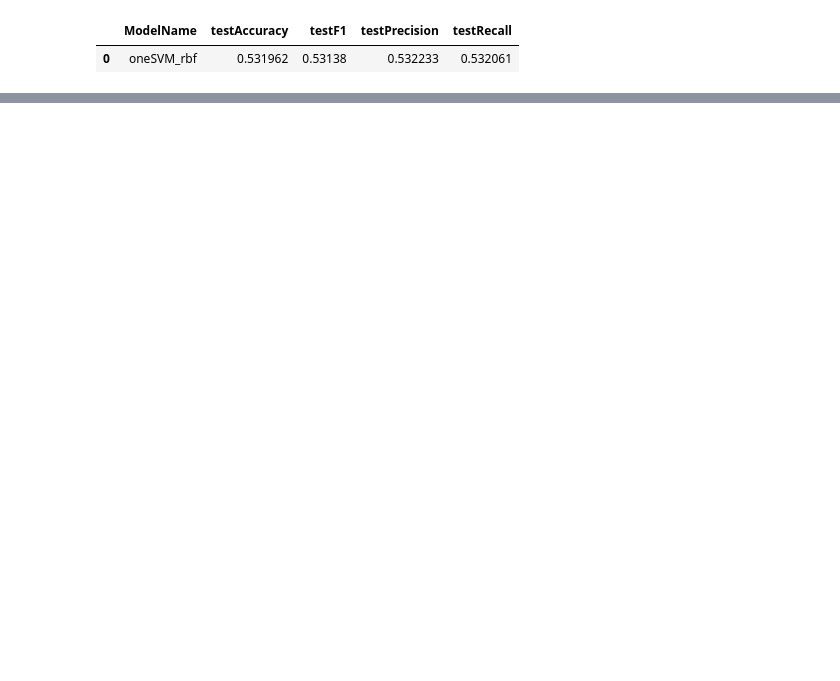
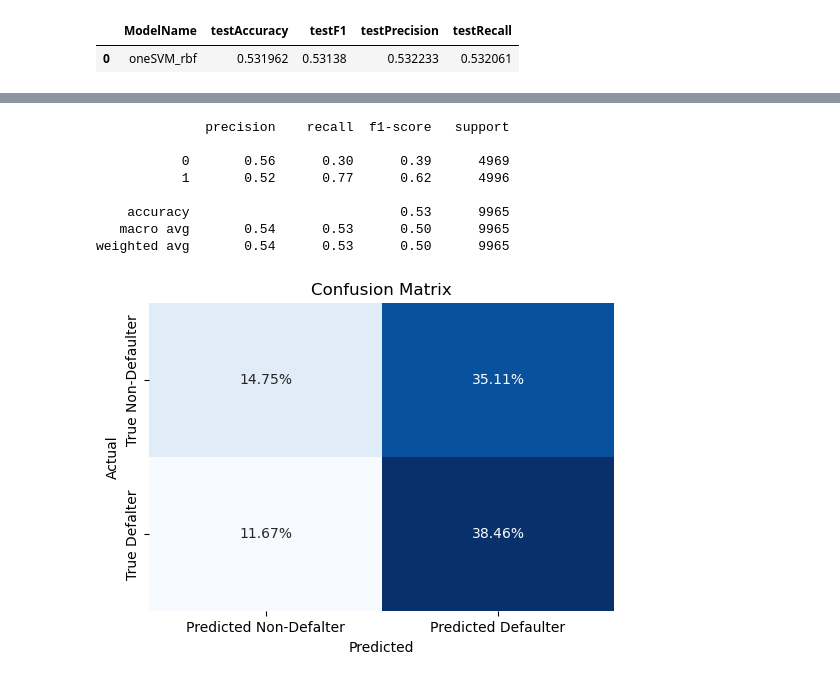
Before and after one commit to aver81/Loan-Defaulter-Classification, a Jupyter notebook: notebooks/LoanDefaulterClassification.ipynb, the cells around one changed output, grey strips where cells are left out. Drawn from its saved outputs; the diff is of its cells as text; code cells hidden in the pictures; blank space fills up the shorter version.

Commit message:
isolation forest

```diff
--- a/notebooks/LoanDefaulterClassification.ipynb
+++ b/notebooks/LoanDefaulterClassification.ipynb
@@ -44,4 +42,4 @@ Drive already mounted at /content/drive; to attempt to forcibly remount, call dr
 # %%
-dataPath = "/content/drive/MyDrive/Datasets/Loan-Defaulter-Classification"
+dataPath = r"C:\Users\asuto\Desktop\Work\Loan-Defaulter-Classification\datasets"
 os.listdir(dataPath)
 # %% [output]
@@ -1035,0 +1023,10 @@ modelRecord
+# %%
+%%time
+# One Class Classification
+
+## RBF Kernel
+clf = IsolationForest(random_state=0,n_jobs=-1).fit(xtrainOC_Scaled)
+
+# Predicting on test data
+ypred = clf.predict(xtest)
+ypred[ypred == -1] = 0
@@ -1035,0 +1036,13 @@ modelRecord
+# %%
+rep = resultAnalysisFnx(ytest,ypred)
+resultRecordFnx(rep,'IsoFor')
+# %% [output]
+              precision    recall  f1-score   support
+
+           0       0.56      0.30      0.39      4969
+           1       0.52      0.77      0.62      4996
+
+    accuracy                           0.53      9965
+   macro avg       0.54      0.53      0.50      9965
+weighted avg       0.54      0.53      0.50      9965
+[figure, added]
```
Also changed, not shown: parts of 42 cells of this notebook.
